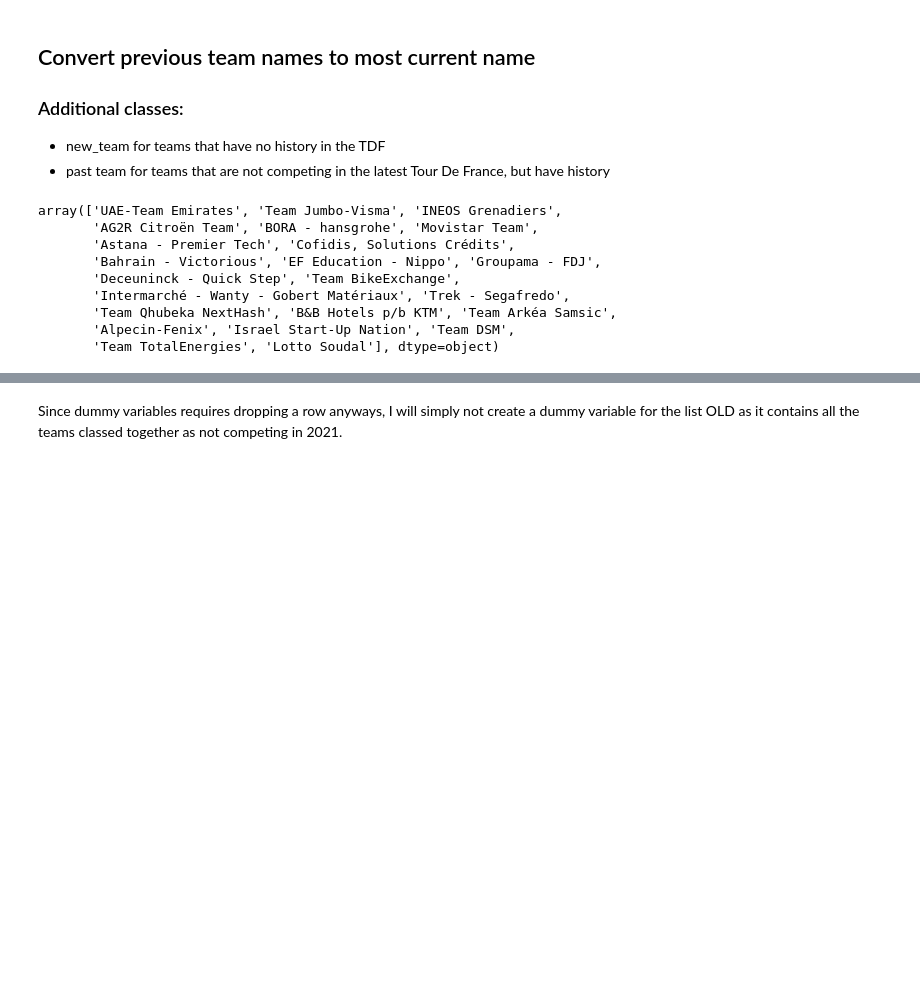
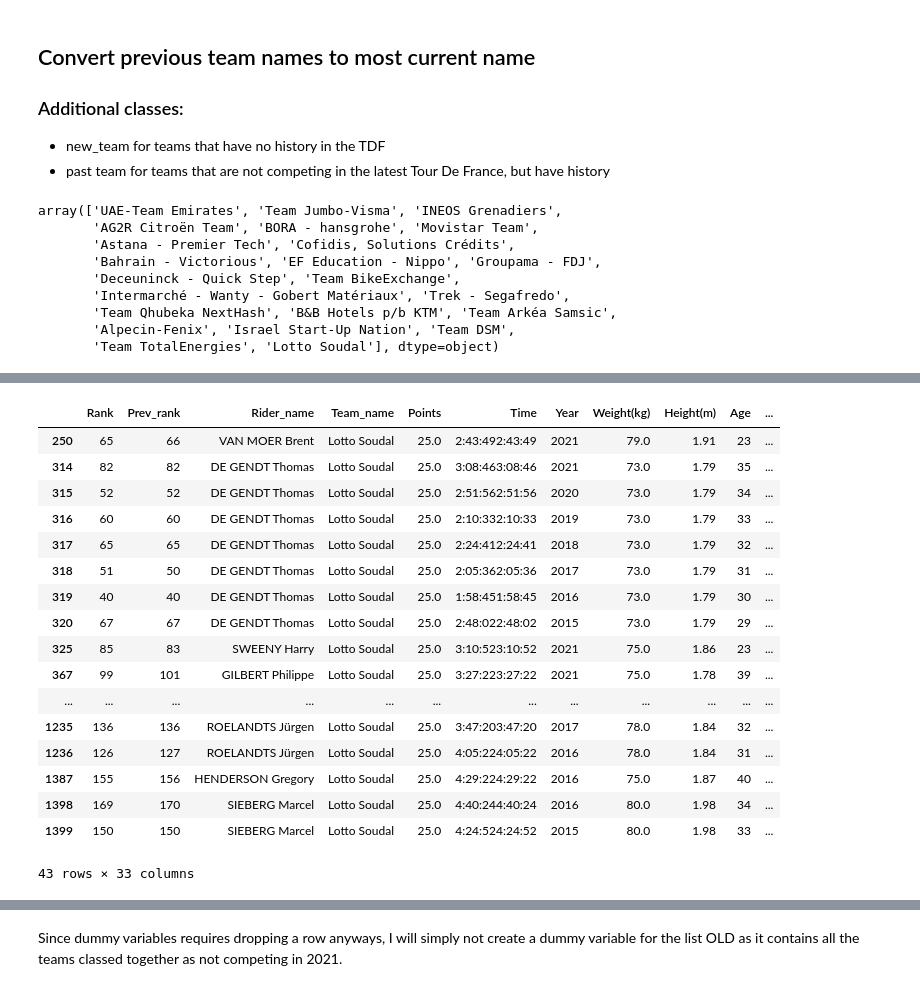
Before and after one commit to BuildsByRami/CAPSTONE_TDF, a Jupyter notebook: Team_name_cleanup.ipynb, the cells around one changed output, grey strips where cells are left out. Cells and saved outputs as stored; diff of their text form; code cells hidden in the pictures; blank space fills up the shorter version.

```diff
--- a/Team_name_cleanup.ipynb
+++ b/Team_name_cleanup.ipynb
@@ -195 +220,3 @@ array(['UAE-Team Emirates', 'Team Jumbo-Visma', 'INEOS Grenadiers',
+# %%
+team_classes = ('UAE-Team Emirates','Team Jumbo-Visma','INEOS Grenadiers','AG2R Citroën Team','BORA - hansgrohe','Movistar Team','Astana - Premier Tech','Cofidis, Solutions Crédits','Bahrain - Victorious','EF Education - Nippo','Groupama - FDJ','Deceuninck - Quick Step','Team BikeExchange','Intermarché - Wanty - Gobert Matériaux','Trek - Segafredo','Team Qhubeka NextHash','B&B Hotels p/b KTM','Team Arkéa Samsic','Alpecin-Fenix','Israel Start-Up Nation','Team DSM','Team TotalEnergies','Lotto Soudal')
 # %%
@@ -221,0 +263,7 @@ teams = ('UAE','TJV','IGD','ACT','BOR','MOV','APT','CSC','BHV','EFN','GFDJ','DQS
+# %%
+for name in team_classes:
+    for name_2 in teams_dict[(name)]:
+        #print(name_2)
+        df.loc[df.Team_name == name_2,name] = 1
+
+        #df.loc[df[f'{name_2}'] == name_2,'UAE-Team Emirates'] = 1
@@ -221,0 +280,21 @@ teams = ('UAE','TJV','IGD','ACT','BOR','MOV','APT','CSC','BHV','EFN','GFDJ','DQS
+# %%
+df[df.Team_name == 'Lotto Soudal']
+# %% [output]
+|  | Rank | Prev_rank | Rider_name | Team_name | Points | Time | Year | Weight(kg) | Height(m) | Age | ... |
+| 250 | 65 | 66 | VAN MOER Brent | Lotto Soudal | 25.0 | 2:43:492:43:49 | 2021 | 79.0 | 1.91 | 23 | ... |
+| 314 | 82 | 82 | DE GENDT Thomas | Lotto Soudal | 25.0 | 3:08:463:08:46 | 2021 | 73.0 | 1.79 | 35 | ... |
+| 315 | 52 | 52 | DE GENDT Thomas | Lotto Soudal | 25.0 | 2:51:562:51:56 | 2020 | 73.0 | 1.79 | 34 | ... |
+| 316 | 60 | 60 | DE GENDT Thomas | Lotto Soudal | 25.0 | 2:10:332:10:33 | 2019 | 73.0 | 1.79 | 33 | ... |
+| 317 | 65 | 65 | DE GENDT Thomas | Lotto Soudal | 25.0 | 2:24:412:24:41 | 2018 | 73.0 | 1.79 | 32 | ... |
+| 318 | 51 | 50 | DE GENDT Thomas | Lotto Soudal | 25.0 | 2:05:362:05:36 | 2017 | 73.0 | 1.79 | 31 | ... |
+| 319 | 40 | 40 | DE GENDT Thomas | Lotto Soudal | 25.0 | 1:58:451:58:45 | 2016 | 73.0 | 1.79 | 30 | ... |
+| 320 | 67 | 67 | DE GENDT Thomas | Lotto Soudal | 25.0 | 2:48:022:48:02 | 2015 | 73.0 | 1.79 | 29 | ... |
+| 325 | 85 | 83 | SWEENY Harry | Lotto Soudal | 25.0 | 3:10:523:10:52 | 2021 | 75.0 | 1.86 | 23 | ... |
+| 367 | 99 | 101 | GILBERT Philippe | Lotto Soudal | 25.0 | 3:27:223:27:22 | 2021 | 75.0 | 1.78 | 39 | ... |
+| ... | ... | ... | ... | ... | ... | ... | ... | ... | ... | ... | ... |
+| 1235 | 136 | 136 | ROELANDTS Jürgen | Lotto Soudal | 25.0 | 3:47:203:47:20 | 2017 | 78.0 | 1.84 | 32 | ... |
+| 1236 | 126 | 127 | ROELANDTS Jürgen | Lotto Soudal | 25.0 | 4:05:224:05:22 | 2016 | 78.0 | 1.84 | 31 | ... |
+| 1387 | 155 | 156 | HENDERSON Gregory | Lotto Soudal | 25.0 | 4:29:224:29:22 | 2016 | 75.0 | 1.87 | 40 | ... |
+| 1398 | 169 | 170 | SIEBERG Marcel | Lotto Soudal | 25.0 | 4:40:244:40:24 | 2016 | 80.0 | 1.98 | 34 | ... |
+| 1399 | 150 | 150 | SIEBERG Marcel | Lotto Soudal | 25.0 | 4:24:524:24:52 | 2015 | 80.0 | 1.98 | 33 | ... |
+43 rows × 33 columns
```
Also changed, not shown: parts of 24 cells of this notebook.
